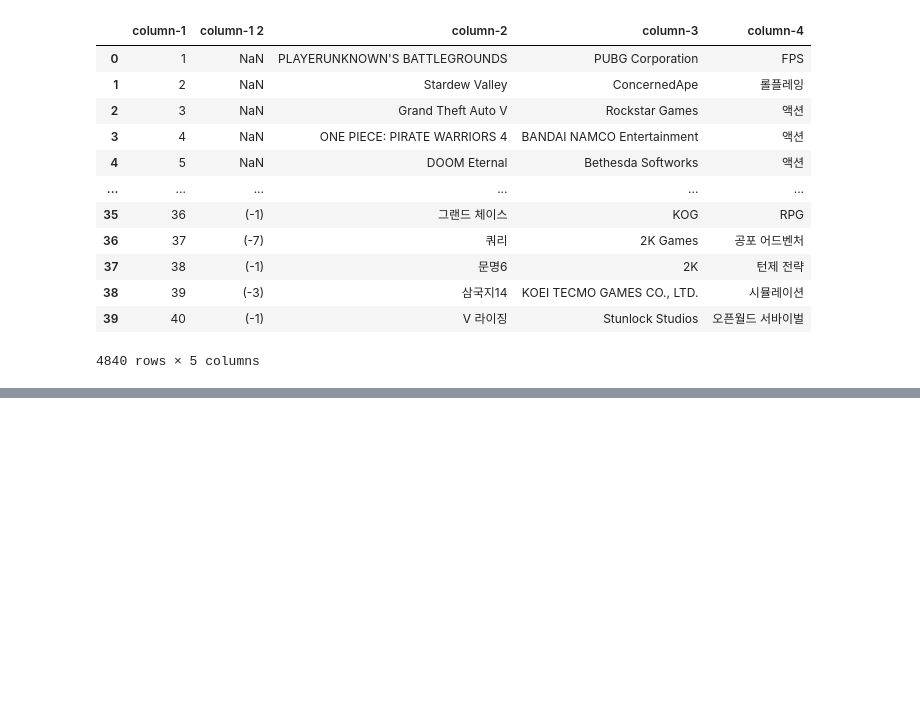
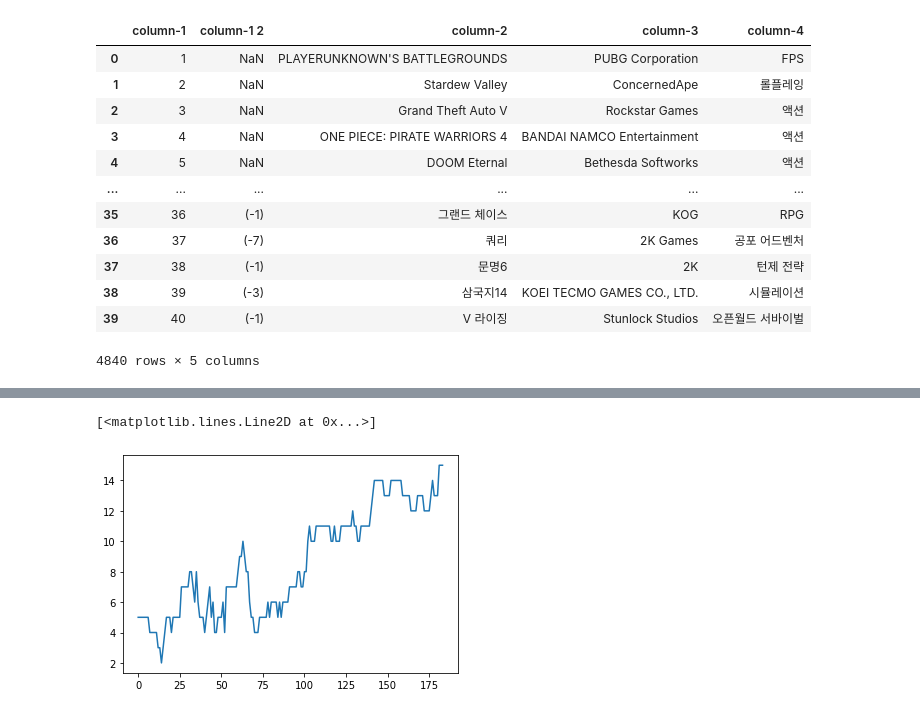
Before and after one commit to ssac-debbu/gameData, a Jupyter notebook: test.ipynb, the cells around one changed output, grey strips where cells are left out. Saved outputs shown, nothing was run; the diff lists cells and outputs as text; code cells hidden in the pictures; blank space fills up the shorter version.

```diff
--- a/test.ipynb
+++ b/test.ipynb
@@ -418,0 +570,3 @@ df_all.to_csv('steam_all.csv')
+# %%
+share=pc_top20['num']//20
+pc_top20['week_num']=share
@@ -418,0 +634,2 @@ df_all.to_csv('steam_all.csv')
+# %%
+pc_top20=pc_top20.rename(columns={'Unnamed: 0':'num'})
@@ -418,0 +652,3 @@ df_all.to_csv('steam_all.csv')
+# %%
+share=pc_top20['num']//20
+pc_top20['week_num']=share
@@ -418,0 +671,7 @@ df_all.to_csv('steam_all.csv')
+# %%
+bg=pc_top20.loc[pc_top20['name']=='카트라이더']
+# %%
+plt.plot(bg['week_num'],bg['rank'])
+# %% [output]
+[<matplotlib.lines.Line2D at 0x...>]
+[figure, added]
```
Also changed, not shown: parts of 19 cells of this notebook, 3 other files.
